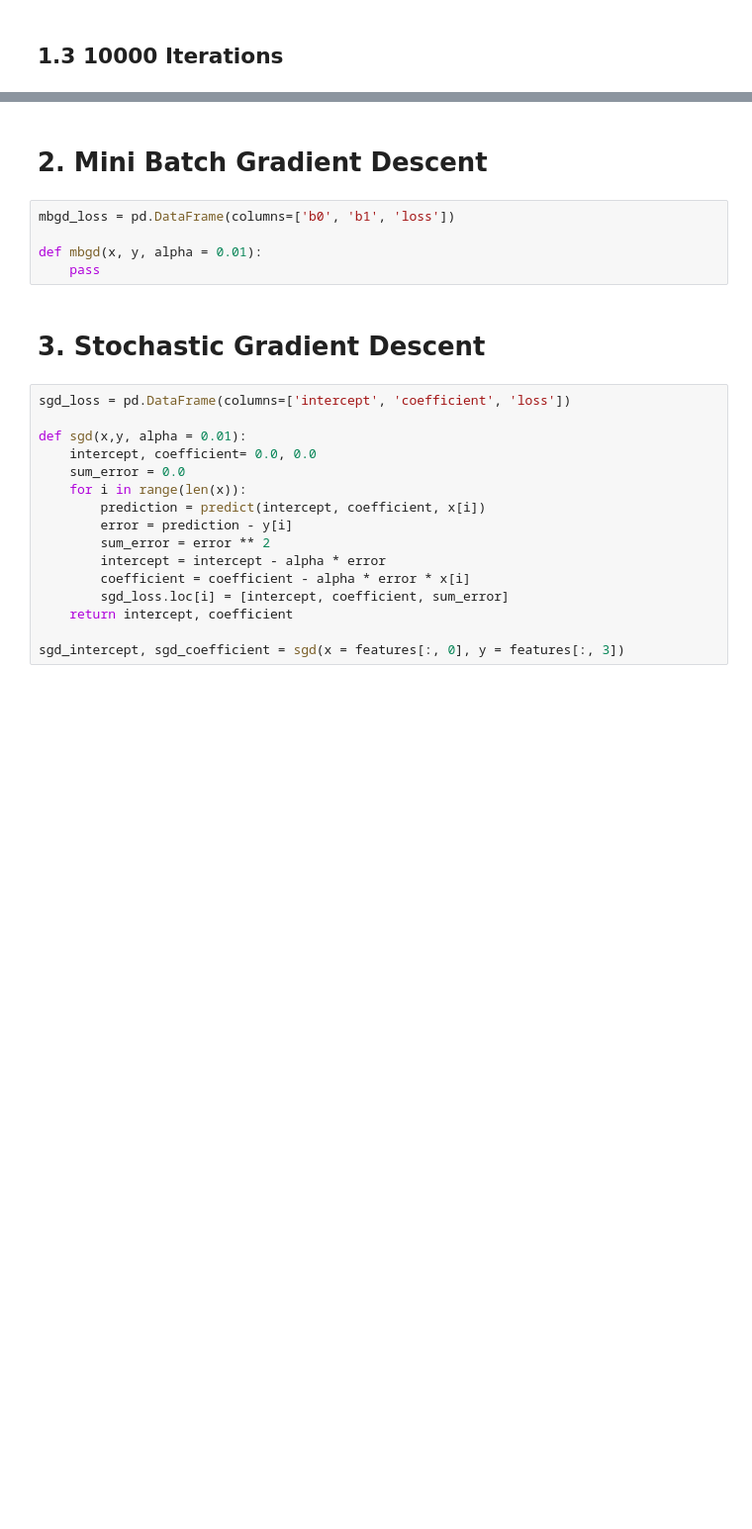
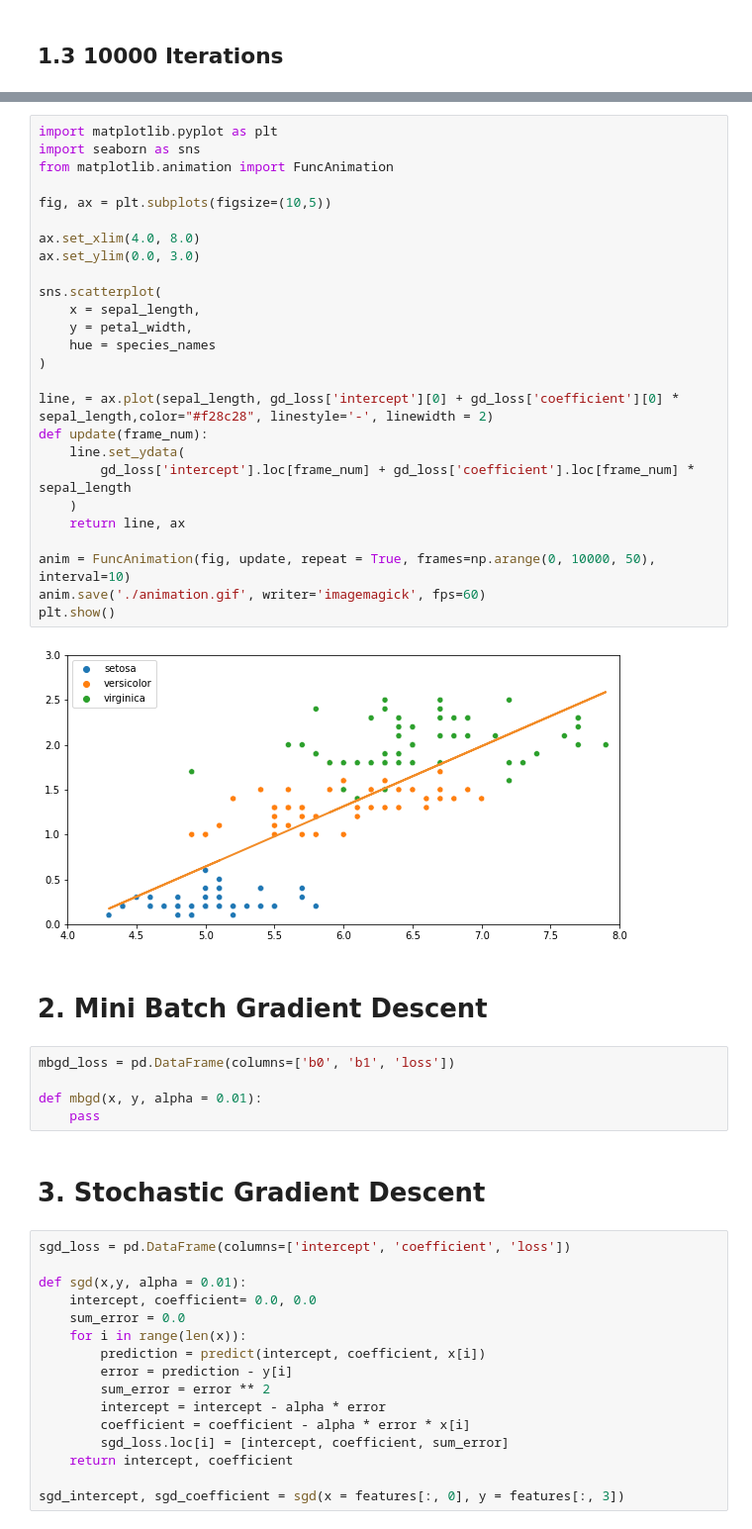
Before and after one commit to bsraya/optimization, a Jupyter notebook: gd.ipynb, the cells around one changed output, grey strips where cells are left out. Shown at 99% size. Saved outputs shown, nothing was run; the diff lists cells and outputs as text; blank space fills up the shorter version.

```diff
--- a/gd.ipynb
+++ b/gd.ipynb
@@ -164,6 +164,34 @@ plt.plot(
 # %% [output]
 [<matplotlib.lines.Line2D at 0x...>]
 [figure]
+# %%
+import matplotlib.pyplot as plt
+import seaborn as sns
+from matplotlib.animation import FuncAnimation
+
+fig, ax = plt.subplots(figsize=(10,5))
+
+ax.set_xlim(4.0, 8.0)
+ax.set_ylim(0.0, 3.0)
+
+sns.scatterplot(
+    x = sepal_length,
+    y = petal_width,
+    hue = species_names
+)
+
+line, = ax.plot(sepal_length, gd_loss['intercept'][0] + gd_loss['coefficient'][0] * sepal_length,color="#f28c28", linestyle='-', linewidth = 2)
+def update(frame_num):
+    line.set_ydata(
+        gd_loss['intercept'].loc[frame_num] + gd_loss['coefficient'].loc[frame_num] * sepal_length
+    )
+    return line, ax
+
+anim = FuncAnimation(fig, update, repeat = True, frames=np.arange(0, 10000, 50), interval=10)
+anim.save('./animation.gif', writer='imagemagick', fps=60)
+plt.show()
+# %% [output]
+[figure, added]
 # %% [markdown]
 # 2. Mini Batch Gradient Descent
 # %%
```
Also changed, not shown: parts of 8 cells of this notebook, 1 other file.
